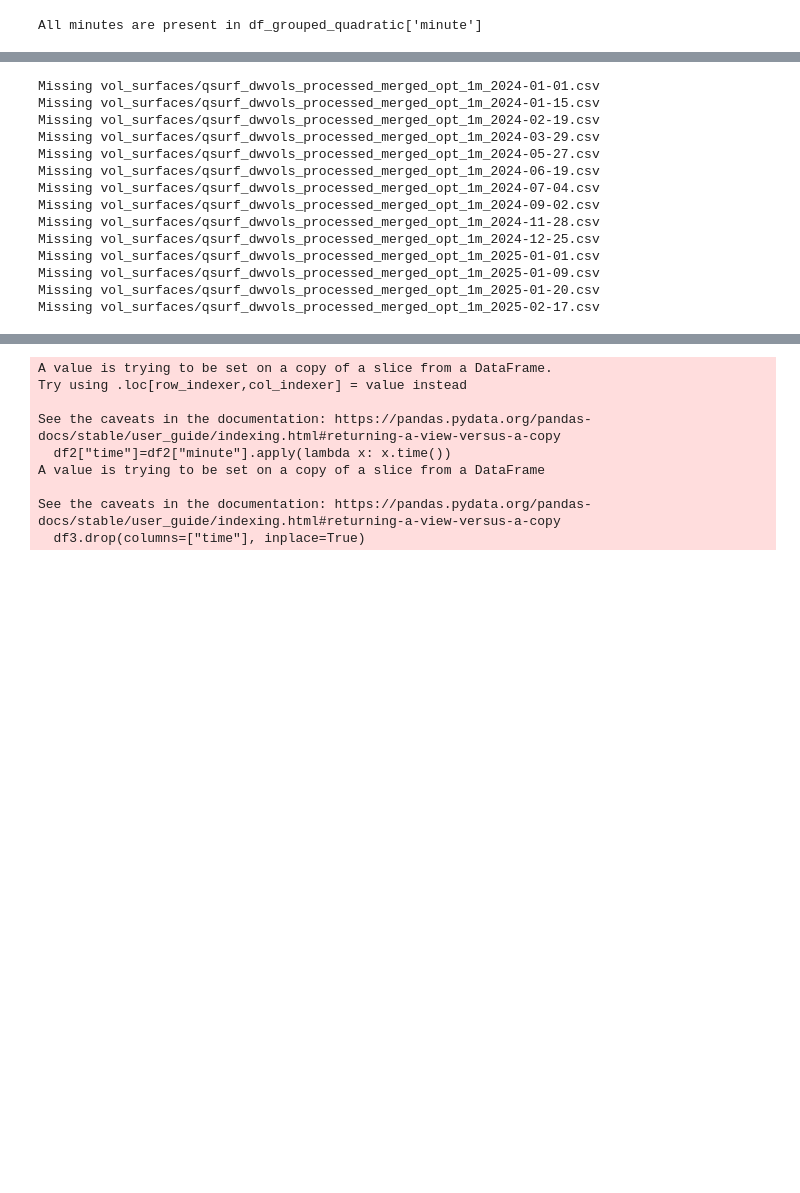
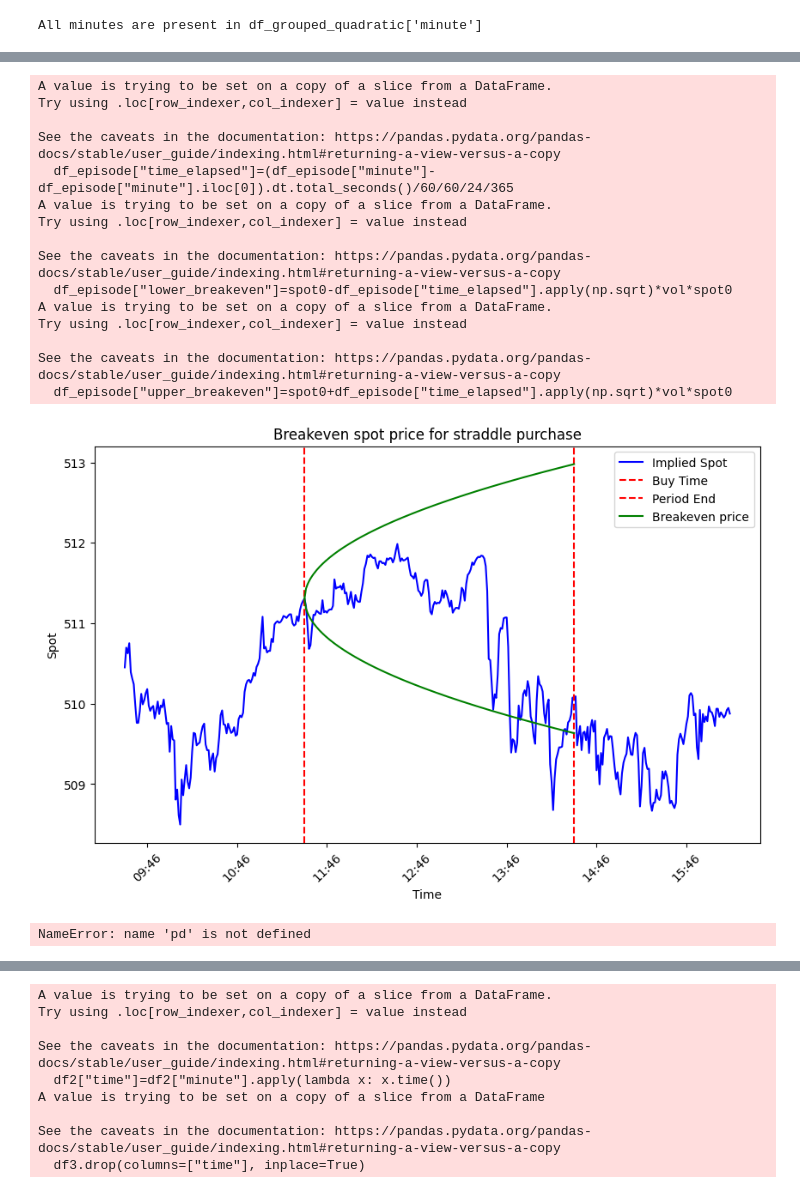
Before and after one commit to stirlitzzz/daily_options1, a Jupyter notebook: polygon_explore2.ipynb, the cells around one changed output, grey strips where cells are left out. Drawn from its saved outputs; the diff is of its cells as text; code cells hidden in the pictures; blank space fills up the shorter version.

```diff
--- a/polygon_explore2.ipynb
+++ b/polygon_explore2.ipynb
@@ -2750,6 +2815,61 @@ All minutes are present in df_grouped_quadratic['minute']
+# %%
+df_spot=df.groupby("minute").first()
+df_spot["implied_spot"]
+#
+df_spot["minute"]=df_spot.index
+fig = plt.figure(figsize=(10, 6))
+ax1 = fig.add_subplot()  # First row, spanning both columns
+ax1.plot(df_spot["minute"], df_spot["implied_spot"], label='Implied Spot', color='blue')
+
+period_start=df_spot.index[120]
+period_end=df_spot.index[120+180]
+
+ax1.axvline(x=period_start, color='red', linestyle='--', label='Buy Time')
+ax1.axvline(x=period_end, color='red', linestyle='--', label='Period End')
+
+
+df_spot["breakeven"]=np.nan
+df_episode=df_spot[(df_spot["minute"]>=period_start) & (df_spot["minute"]<=period_end)]
+vol=df_episode["dw_vol_mid"].iloc[0]/3
+spot0=df_episode["implied_spot"].iloc[0]
+df_episode["time_elapsed"]=(df_episode["minute"]-df_episode["minute"].iloc[0]).dt.total_seconds()/60/60/24/365
+df_episode["lower_breakeven"]=spot0-df_episode["time_elapsed"].apply(np.sqrt)*vol*spot0
+df_episode["upper_breakeven"]=spot0+df_episode["time_elapsed"].apply(np.sqrt)*vol*spot0
+df_episode
+
+ax1.plot(df_episode["minute"], df_episode["lower_breakeven"], label='Breakeven price', color='green')
+
+ax1.xaxis.set_major_locator(mdates.MinuteLocator(interval=60))
+ax1.xaxis.set_major_formatter(mdates.DateFormatter("%H:%M", tz=df_episode["minute"].dt.tz))
+#plt.sca(ax2)
+plt.xticks(rotation=45)
+ax1.legend()
+ax1.plot(df_episode["minute"], df_episode["upper_breakeven"], label='Upper Breakeven', color='green')
+
+ax1.set_xlabel('Time')
+ax1.set_ylabel('Spot')
+ax1.set_title('Breakeven spot price for straddle purchase')
+fig.savefig("breakeven_spot.png")
+# %% [output]
+A value is trying to be set on a copy of a slice from a DataFrame.
+Try using .loc[row_indexer,col_indexer] = value instead
+
+See the caveats in the documentation: https://pandas.pydata.org/pandas-docs/stable/user_guide/indexing.html#returning-a-view-versus-a-copy
+  df_episode["time_elapsed"]=(df_episode["minute"]-df_episode["minute"].iloc[0]).dt.total_seconds()/60/60/24/365
+A value is trying to be set on a copy of a slice from a DataFrame.
+Try using .loc[row_indexer,col_indexer] = value instead
+
+See the caveats in the documentation: https://pandas.pydata.org/pandas-docs/stable/user_guide/indexing.html#returning-a-view-versus-a-copy
+  df_episode["lower_breakeven"]=spot0-df_episode["time_elapsed"].apply(np.sqrt)*vol*spot0
+A value is trying to be set on a copy of a slice from a DataFrame.
+Try using .loc[row_indexer,col_indexer] = value instead
+
+See the caveats in the documentation: https://pandas.pydata.org/pandas-docs/stable/user_guide/indexing.html#returning-a-view-versus-a-copy
+  df_episode["upper_breakeven"]=spot0+df_episode["time_elapsed"].apply(np.sqrt)*vol*spot0
+[figure, added]
 # %%
 import os
-dt=pd.to_datetime("2025-03-03")
+dt=pd.to_datetime("2025-03-07")
 fname_surf=f"vol_surfaces/qsurf_dwvols_processed_merged_opt_1m_{dt.strftime('%Y-%m-%d')}.csv"
 start_date=pd.to_datetime("2024-01-01")
 end_date=pd.to_datetime("2025-03-03")
@@ -2776,18 +2896,5 @@ for dt in dates:
 df_all=pd.concat(a_dfs)
 df_all.to_csv("vol_surfaces/qsurf_dwvols_processed_merged_opt_1m_2023-01-01_2025-03-03.csv", index=False)
 # %% [output]
-Missing vol_surfaces/qsurf_dwvols_processed_merged_opt_1m_2024-01-01.csv
-Missing vol_surfaces/qsurf_dwvols_processed_merged_opt_1m_2024-01-15.csv
-Missing vol_surfaces/qsurf_dwvols_processed_merged_opt_1m_2024-02-19.csv
-Missing vol_surfaces/qsurf_dwvols_processed_merged_opt_1m_2024-03-29.csv
-Missing vol_surfaces/qsurf_dwvols_processed_merged_opt_1m_2024-05-27.csv
-Missing vol_surfaces/qsurf_dwvols_processed_merged_opt_1m_2024-06-19.csv
-Missing vol_surfaces/qsurf_dwvols_processed_merged_opt_1m_2024-07-04.csv
-Missing vol_surfaces/qsurf_dwvols_processed_merged_opt_1m_2024-09-02.csv
-Missing vol_surfaces/qsurf_dwvols_processed_merged_opt_1m_2024-11-28.csv
-Missing vol_surfaces/qsurf_dwvols_processed_merged_opt_1m_2024-12-25.csv
-Missing vol_surfaces/qsurf_dwvols_processed_merged_opt_1m_2025-01-01.csv
-Missing vol_surfaces/qsurf_dwvols_processed_merged_opt_1m_2025-01-09.csv
-Missing vol_surfaces/qsurf_dwvols_processed_merged_opt_1m_2025-01-20.csv
-Missing vol_surfaces/qsurf_dwvols_processed_merged_opt_1m_2025-02-17.csv
+NameError: name 'pd' is not defined
 # %%
```
Also changed, not shown: parts of 6 cells of this notebook, 5 other files.
